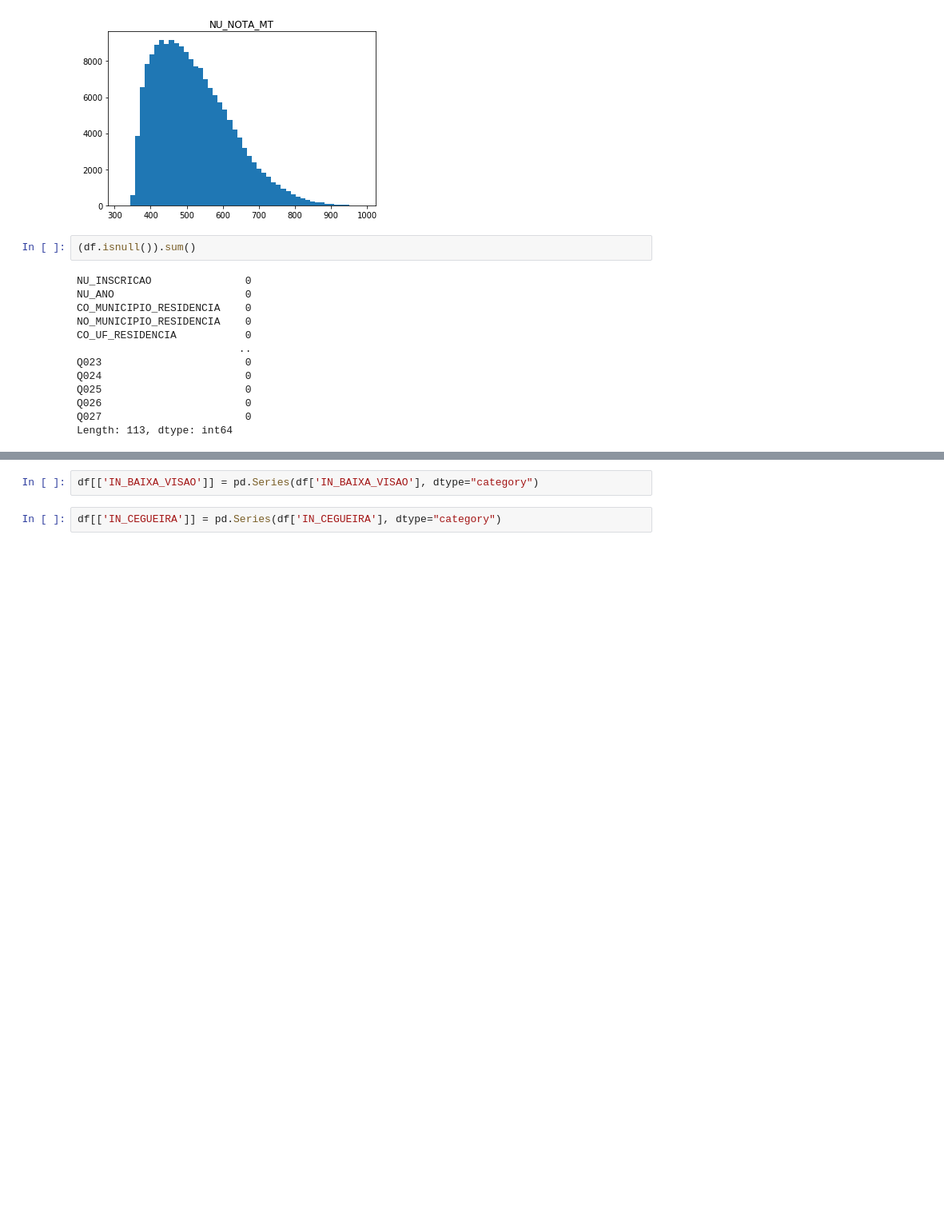
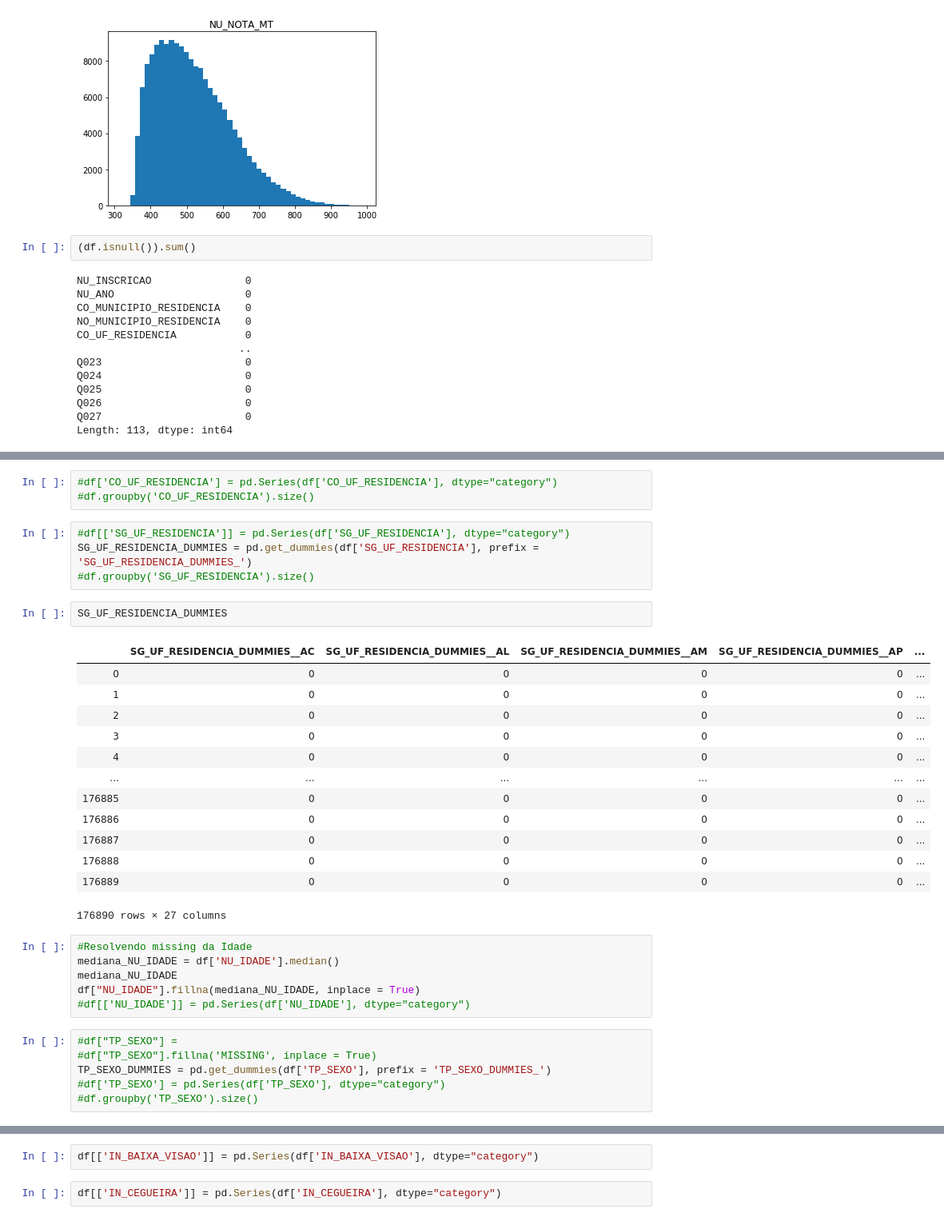
Before and after one commit to jluiz027/ProjetoMachineLearningFIA, a Jupyter notebook: Projeto_FIA/Projeto_FIA_NU_NOTA_LC.ipynb, the cells around one changed output, grey strips where cells are left out. Shown: that part at 80% size. Saved outputs shown, nothing was run; the diff lists cells and outputs as text; blank space fills up the shorter version.

```diff
--- a/Projeto_FIA/Projeto_FIA_NU_NOTA_LC.ipynb
+++ b/Projeto_FIA/Projeto_FIA_NU_NOTA_LC.ipynb
@@ -147,0 +193,35 @@ df[['TP_SIT_FUNC_ESC']] = pd.Series(df['TP_SIT_FUNC_ESC'], dtype="category")
+# %%
+#df['CO_UF_RESIDENCIA'] = pd.Series(df['CO_UF_RESIDENCIA'], dtype="category")
+#df.groupby('CO_UF_RESIDENCIA').size()
+# %%
+#df[['SG_UF_RESIDENCIA']] = pd.Series(df['SG_UF_RESIDENCIA'], dtype="category")
+SG_UF_RESIDENCIA_DUMMIES = pd.get_dummies(df['SG_UF_RESIDENCIA'], prefix = 'SG_UF_RESIDENCIA_DUMMIES_')
+#df.groupby('SG_UF_RESIDENCIA').size()
+# %%
+SG_UF_RESIDENCIA_DUMMIES
+# %% [output]
+|  | SG_UF_RESIDENCIA_DUMMIES__AC | SG_UF_RESIDENCIA_DUMMIES__AL | SG_UF_RESIDENCIA_DUMMIES__AM | SG_UF_RESIDENCIA_DUMMIES__AP | ... |
+| 0 | 0 | 0 | 0 | 0 | ... |
+| 1 | 0 | 0 | 0 | 0 | ... |
+| 2 | 0 | 0 | 0 | 0 | ... |
+| 3 | 0 | 0 | 0 | 0 | ... |
+| 4 | 0 | 0 | 0 | 0 | ... |
+| ... | ... | ... | ... | ... | ... |
+| 176885 | 0 | 0 | 0 | 0 | ... |
+| 176886 | 0 | 0 | 0 | 0 | ... |
+| 176887 | 0 | 0 | 0 | 0 | ... |
+| 176888 | 0 | 0 | 0 | 0 | ... |
+| 176889 | 0 | 0 | 0 | 0 | ... |
+176890 rows × 27 columns
+# %%
+#Resolvendo missing da Idade
+mediana_NU_IDADE = df['NU_IDADE'].median()
+mediana_NU_IDADE
+df["NU_IDADE"].fillna(mediana_NU_IDADE, inplace = True)
+#df[['NU_IDADE']] = pd.Series(df['NU_IDADE'], dtype="category")
+# %%
+#df["TP_SEXO"] =
+#df["TP_SEXO"].fillna('MISSING', inplace = True)
+TP_SEXO_DUMMIES = pd.get_dummies(df['TP_SEXO'], prefix = 'TP_SEXO_DUMMIES_')
+#df['TP_SEXO'] = pd.Series(df['TP_SEXO'], dtype="category")
+#df.groupby('TP_SEXO').size()
```
Also changed, not shown: parts of 166 cells of this notebook, 2 other files.
